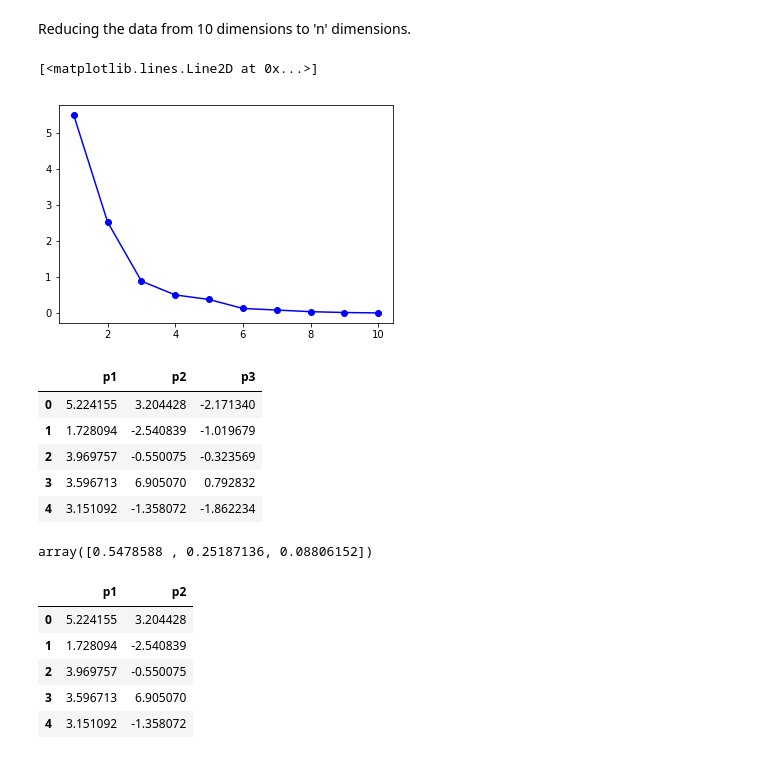
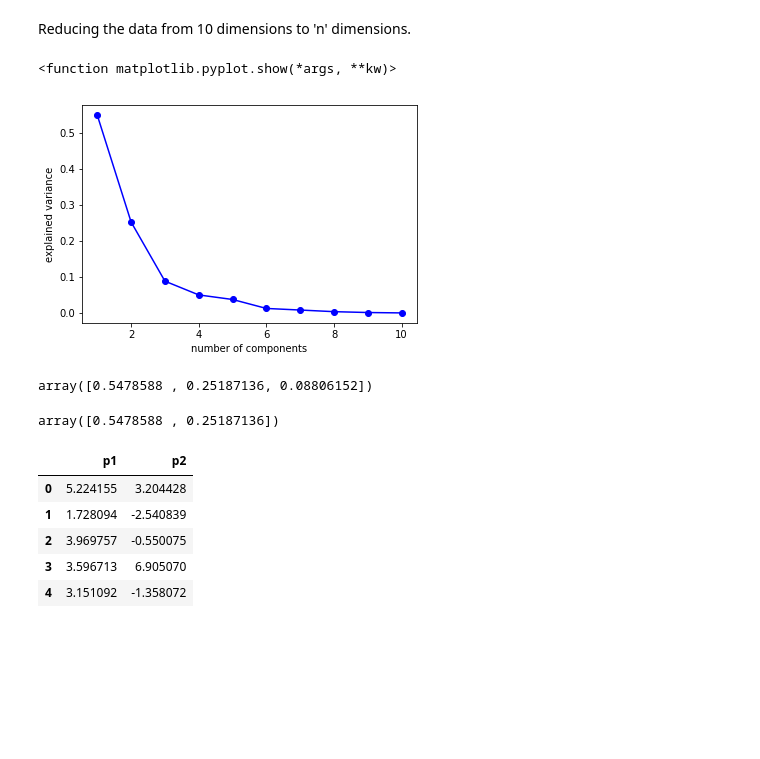
Before and after one commit to daniellaraz/Breast_Cancer_Project, a Jupyter notebook: Breast_Cancer_Exploration.ipynb, the cells around one changed output. Saved outputs shown, nothing was run; the diff lists cells and outputs as text; code cells hidden in the pictures; blank space fills up the shorter version.

```diff
--- a/Breast_Cancer_Exploration.ipynb
+++ b/Breast_Cancer_Exploration.ipynb
@@ -440,28 +447,29 @@ from sklearn.decomposition import PCA
 import sklearn.decomposition as skd
 # %%
 pca_model = skd.PCA().fit(processed_feature_data)
-plt.plot(range(1,11),pca_model.explained_variance_,'b-o')
+plt.plot(range(1,11),pca_model.explained_variance_ratio_,'b-o')
+plt.xlabel('number of components')
+plt.ylabel('explained variance')
+plt.show
 # %% [output]
-[<matplotlib.lines.Line2D at 0x...>]
+<function matplotlib.pyplot.show(*args, **kw)>
-[figure, old version]
+[figure, new version]
 # %%
 # Checking 3 components given scree plot results
 pca = PCA(n_components=3)
 principal_components = pca.fit_transform(processed_feature_data)
-principal_df = pd.DataFrame(data = principal_components, columns=['p1', 'p2', 'p3'])
 
-# sanity check
-principal_df.head(5)
+# not a significant amount of variance explained by the third component
+pca.explained_variance_ratio_
 # %% [output]
-|  | p1 | p2 | p3 |
-| 0 | 5.224155 | 3.204428 | -2.171340 |
-| 1 | 1.728094 | -2.540839 | -1.019679 |
-| 2 | 3.969757 | -0.550075 | -0.323569 |
-| 3 | 3.596713 | 6.905070 | 0.792832 |
-| 4 | 3.151092 | -1.358072 | -1.862234 |
+array([0.5478588 , 0.25187136, 0.08806152])
-# %%
-# not a significant amount of variance explained by the third component
-pca.explained_variance_ratio_
-# %% [output]
-array([0.5478588 , 0.25187136, 0.08806152])
+# %%
+# Reducing to 2 components
+pca = PCA(n_components=2)
+principal_components = pca.fit_transform(processed_feature_data)
+
+# explains ~80% of data
+pca.explained_variance_ratio_
+# %% [output]
+array([0.5478588 , 0.25187136])
 # %%
```
Also changed, not shown: parts of 18 cells of this notebook.
